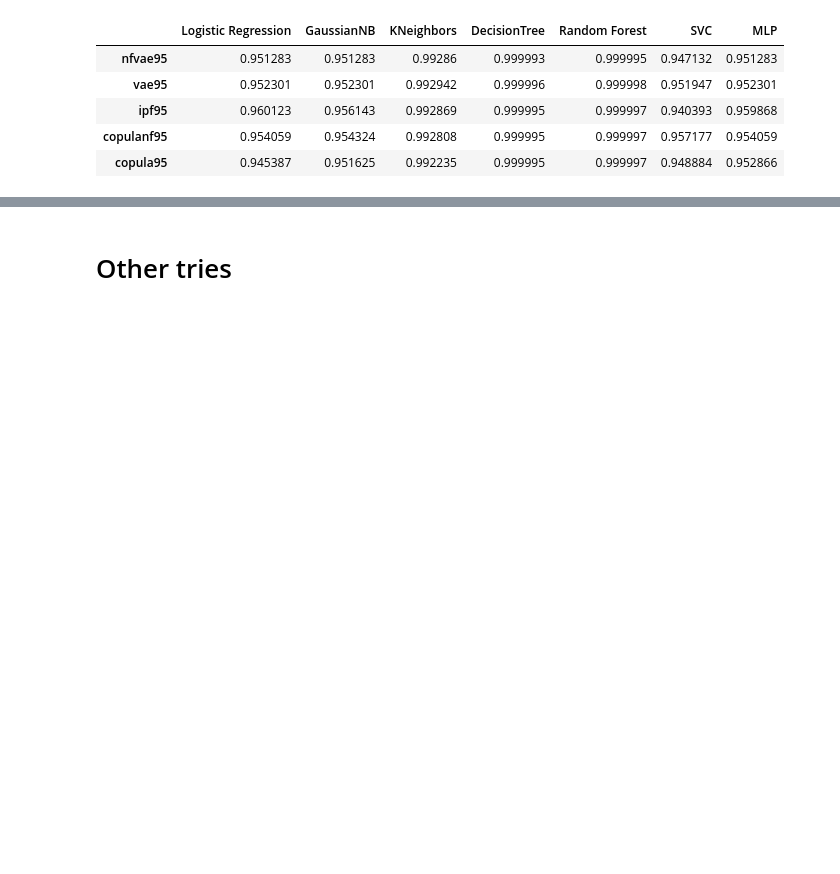
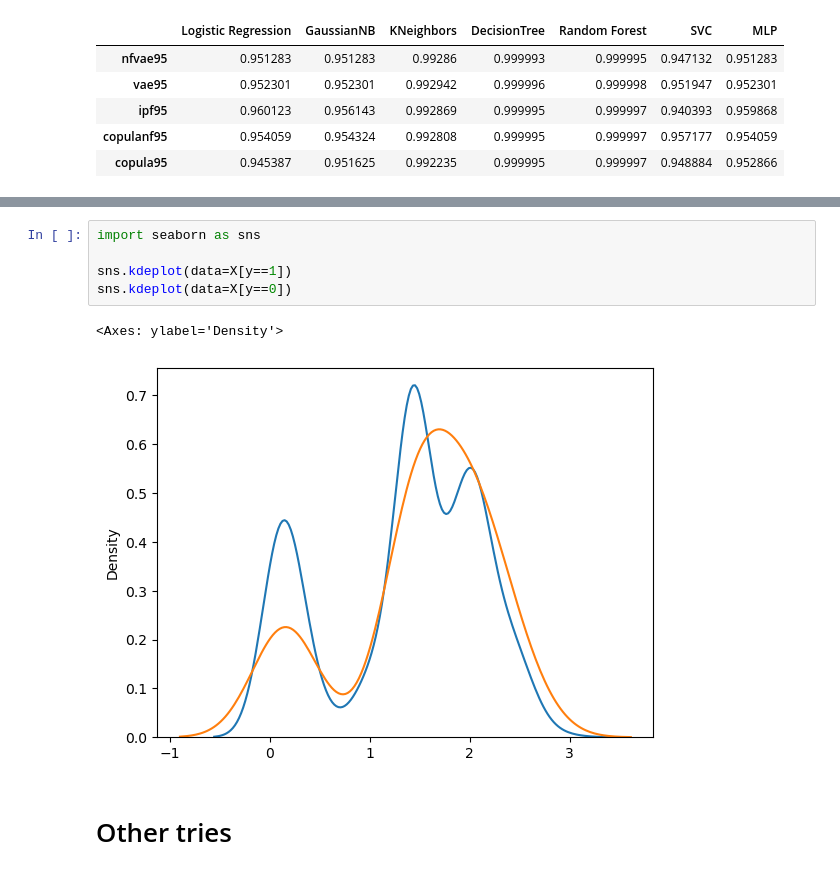
Before and after one commit to jaclenti/NFVAE-population-synthesis, a Jupyter notebook: notebooks/lc_privacy_4.ipynb, the cells around one changed output, grey strips where cells are left out. Saved outputs shown, nothing was run; the diff lists cells and outputs as text; blank space fills up the shorter version.

```diff
--- a/notebooks/lc_privacy_4.ipynb
+++ b/notebooks/lc_privacy_4.ipynb
@@ -856,3 +1039,11 @@ res_aucpr
+# %%
+import seaborn as sns
+
+sns.kdeplot(data=X[y==1])
+sns.kdeplot(data=X[y==0])
+# %% [output]
+<Axes: ylabel='Density'>
+[figure, added]
 # %% [markdown]
 # Other tries
 # %%
```
Also changed, not shown: parts of 15 cells of this notebook.
